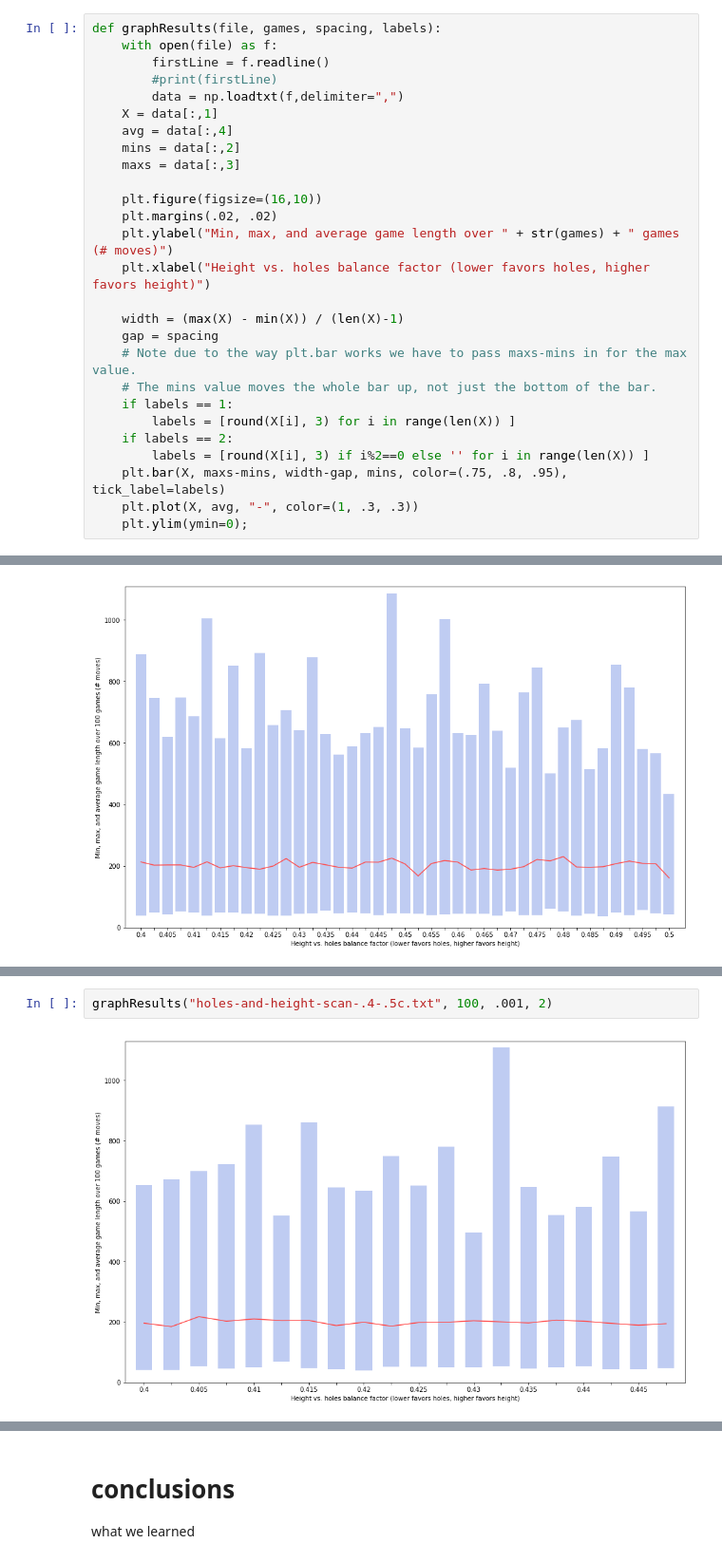
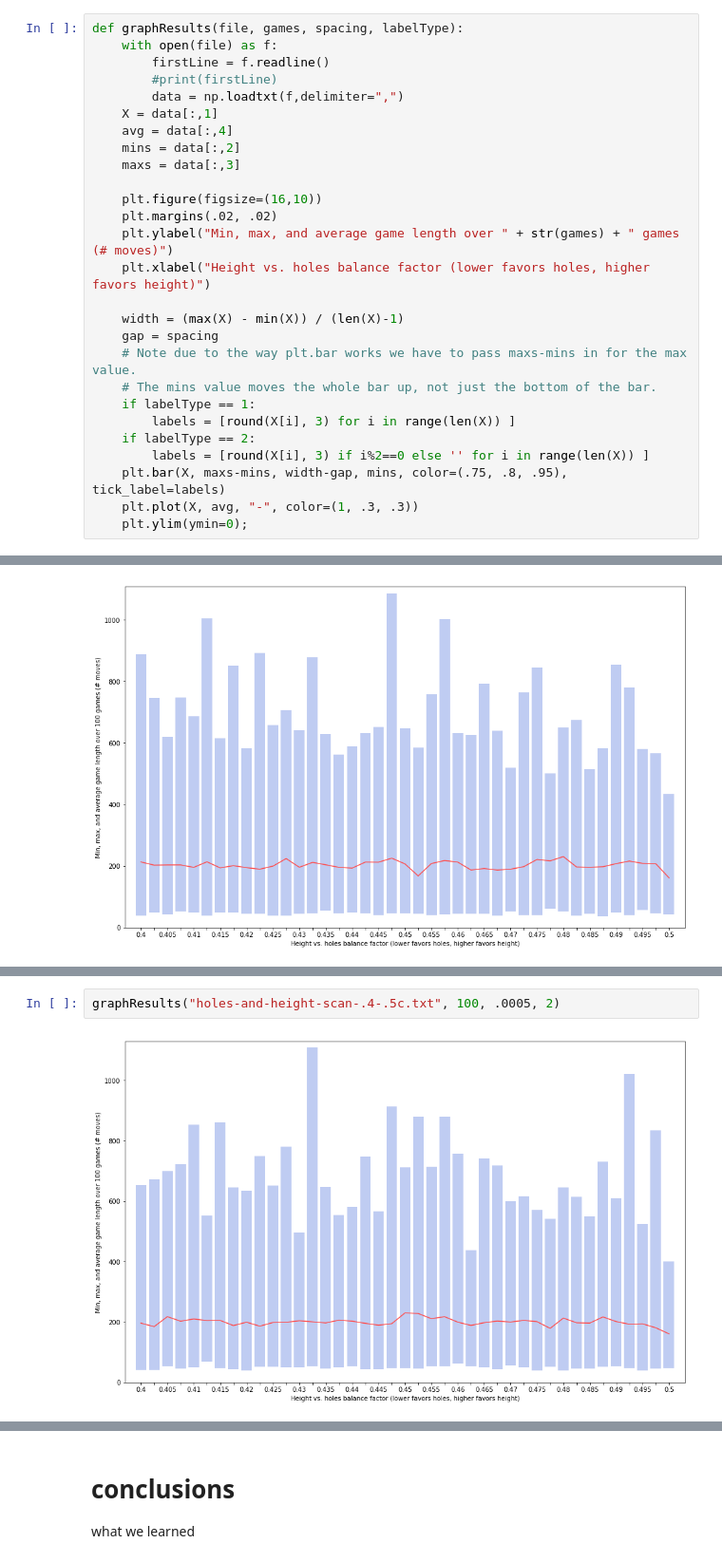
Before and after one commit to josephgriffith/Tetris-AI-Project, a Jupyter notebook: Project Report.ipynb, the cells around one changed output, grey strips where cells are left out. Shown at 95% size. Cells and saved outputs as stored; diff of their text form.

```diff
--- a/Project Report.ipynb
+++ b/Project Report.ipynb
@@ -177,7 +178,7 @@ Since the AI was taking so long to train, we decided to go back to simple greedy
 
 For tuning the holesAndHeightStrategy, we tried playing a set of games with different balance factors.  For each balance factor, we played 30 games, and collected the minimum, maximum, and average game lengths.  (It took about 52 minutes to run.)
 # %%
-def graphResults(file, games, spacing, labels):
+def graphResults(file, games, spacing, labelType):
     with open(file) as f:
         firstLine = f.readline()
         #print(firstLine)
@@ -196,9 +197,9 @@ def graphResults(file, games, spacing, labels):
     gap = spacing
     # Note due to the way plt.bar works we have to pass maxs-mins in for the max value.
     # The mins value moves the whole bar up, not just the bottom of the bar.
-    if labels == 1:
+    if labelType == 1:
         labels = [round(X[i], 3) for i in range(len(X)) ]
-    if labels == 2:
+    if labelType == 2:
         labels = [round(X[i], 3) if i%2==0 else '' for i in range(len(X)) ]
     plt.bar(X, maxs-mins, width-gap, mins, color=(.75, .8, .95), tick_label=labels)
     plt.plot(X, avg, "-", color=(1, .3, .3))
@@ -229,5 +230,5 @@ graphResults("holes-and-height-scan-.4-.5b.txt", 100, .001, 2)
 # %%
-graphResults("holes-and-height-scan-.4-.5c.txt", 100, .001, 2)
+graphResults("holes-and-height-scan-.4-.5c.txt", 100, .0005, 2)
 # %% [output]
-[figure, old version]
+[figure, new version]
 # %%
```
Also changed, not shown: parts of 15 cells of this notebook, 7 other files.
